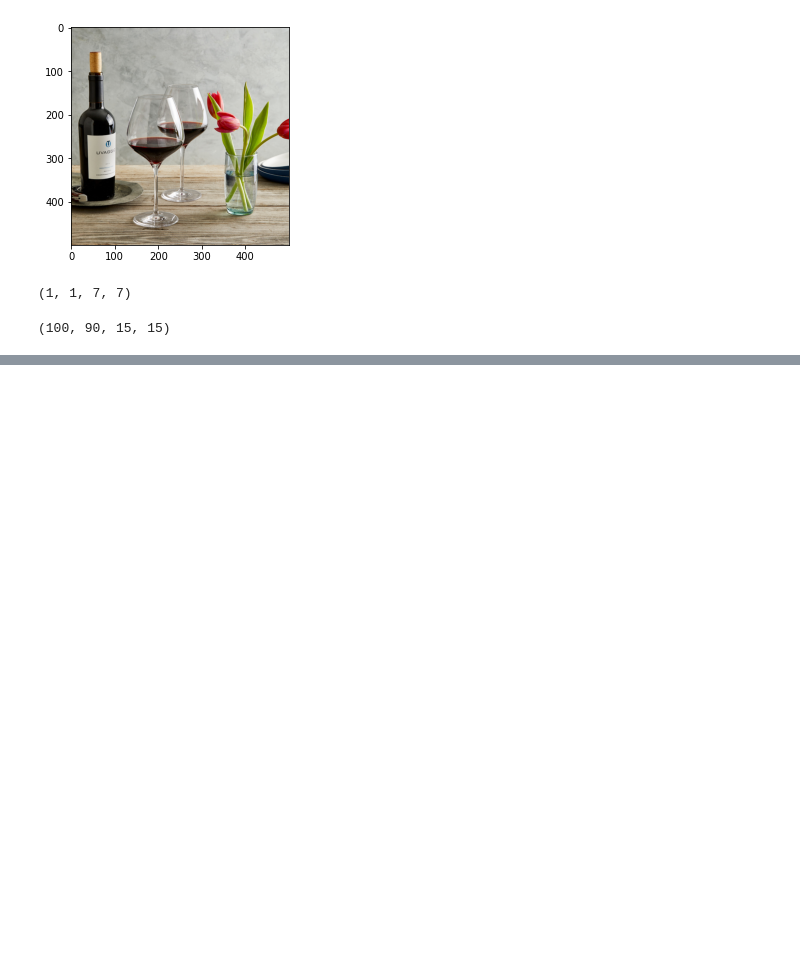
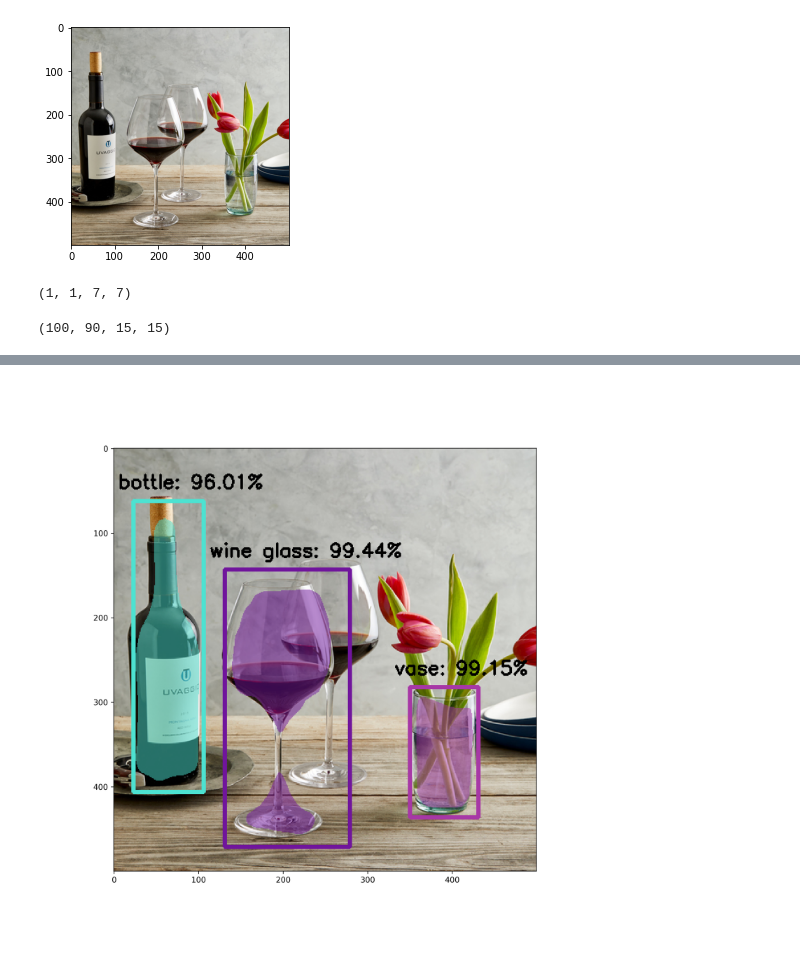
Before and after one commit to AshisTripathy10/Object-Detection-and-Segmentation-using-OpenCV-and-TensorFLow, a Jupyter notebook: object_detection_and_segmentation_with_opencv_and_tensorflow_mask_rcnn_578.ipynb, the cells around one changed output, grey strips where cells are left out. Saved outputs shown, nothing was run; the diff lists cells and outputs as text; code cells hidden in the pictures; blank space fills up the shorter version.

```diff
--- a/object_detection_and_segmentation_with_opencv_and_tensorflow_mask_rcnn_578.ipynb
+++ b/object_detection_and_segmentation_with_opencv_and_tensorflow_mask_rcnn_578.ipynb
@@ -120,0 +130,7 @@ plt.imshow(fixColor(img))
+# %%
+from IPython.display import Image, display
+
+# Display the image in the notebook
+display(Image(filename='output_image.png'))
+# %% [output]
+[figure, added]
```
Also changed, not shown: parts of 3 cells of this notebook.
